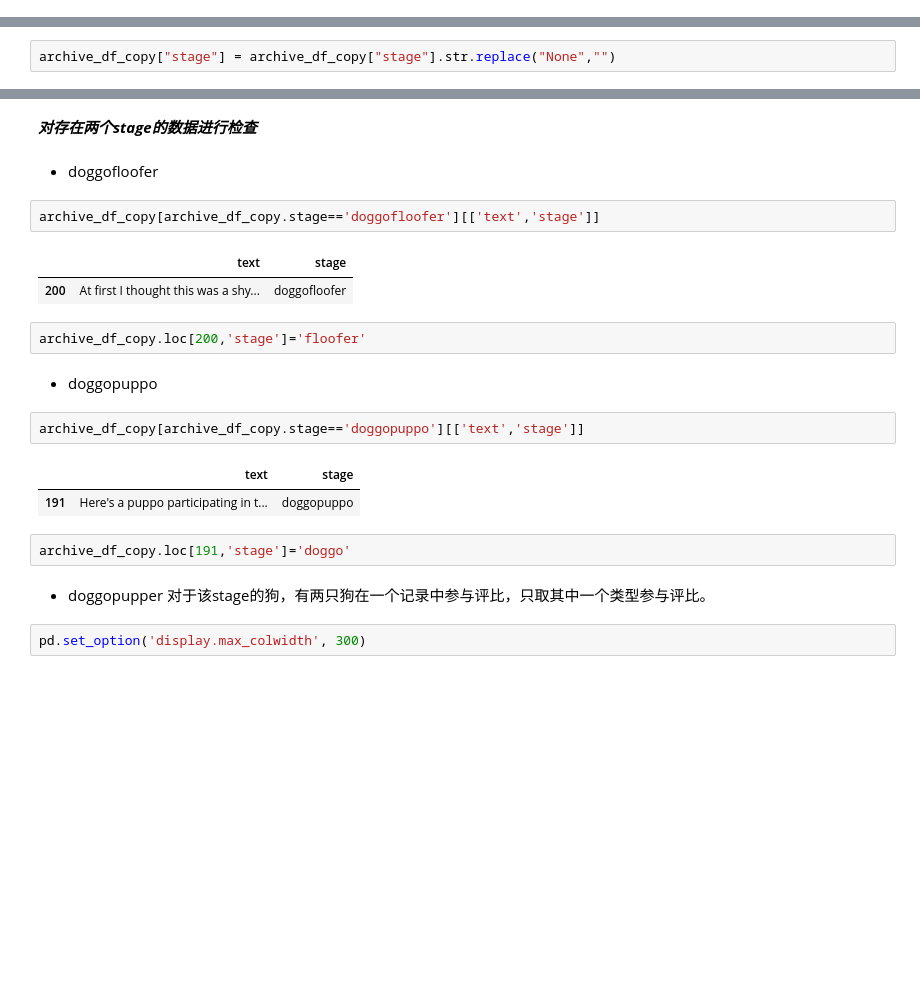
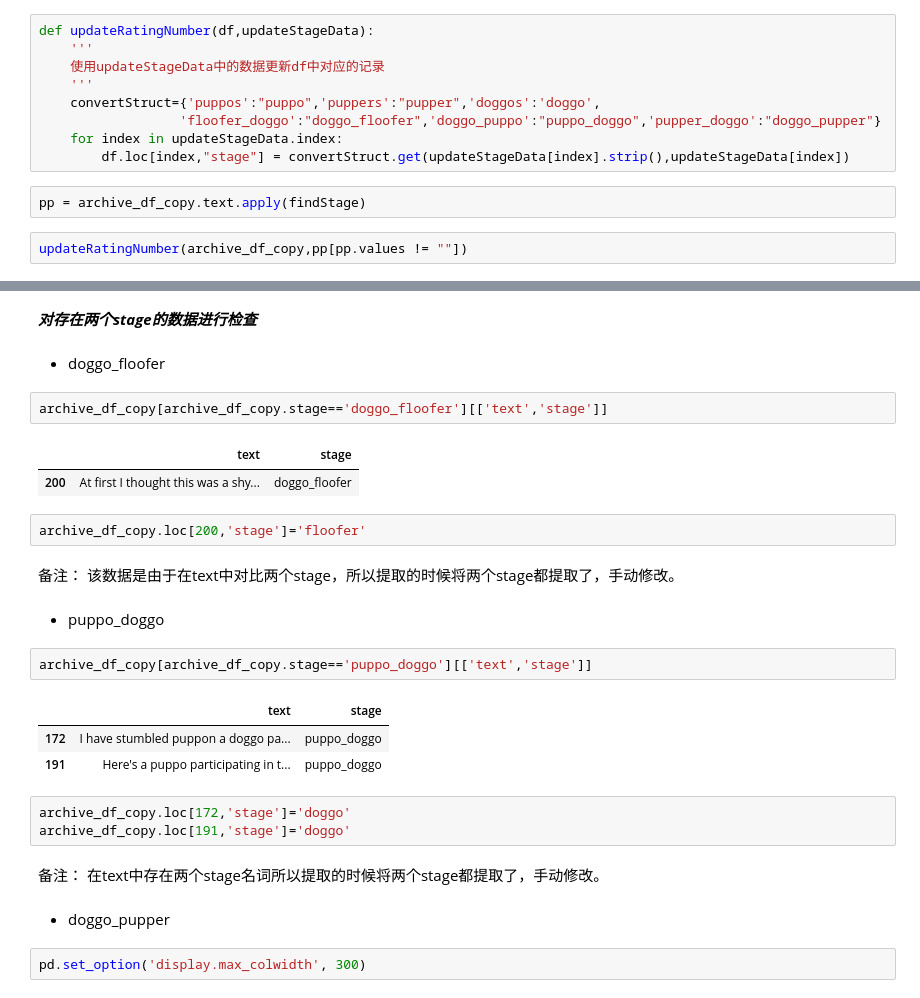
Before and after one commit to ZhuFengNian/WeRateDogs, a Jupyter notebook: wrangle_act.ipynb, the cells around one changed output, grey strips where cells are left out. Drawn from its saved outputs; the diff is of its cells as text; blank space fills up the shorter version.

```diff
--- a/wrangle_act.ipynb
+++ b/wrangle_act.ipynb
@@ -487 +558,14 @@ archive_df_copy["stage"]=archive_df_copy["doggo"]+archive_df_copy['floofer']+arc
+# %%
+def updateRatingNumber(df,updateStageData):
+    '''
+    使用updateStageData中的数据更新df中对应的记录
+    '''
+    convertStruct={'puppos':"puppo",'puppers':"pupper",'doggos':'doggo',
+                  'floofer_doggo':"doggo_floofer",'doggo_puppo':"puppo_doggo",'pupper_doggo':"doggo_pupper"}
+    for index in updateStageData.index:
+        df.loc[index,"stage"] = convertStruct.get(updateStageData[index].strip(),updateStageData[index])
+# %%
+pp = archive_df_copy.text.apply(findStage)
+# %%
+updateRatingNumber(archive_df_copy,pp[pp.values != ""])
 # %%
@@ -498,6 +582,4 @@ doggoflooferNoneNone       1
 Name: stage, dtype: int64
-# %%
-archive_df_copy["stage"] = archive_df_copy["stage"].str.replace("None","")
 # %%
 archive_df_copy["stage"].value_counts()
 # %% [output]
@@ -513,26 +595,33 @@ Name: stage, dtype: int64
 # %% [markdown]
 ***对存在两个stage的数据进行检查***
 # %% [markdown]
-- doggofloofer
+- doggo_floofer
 # %%
-archive_df_copy[archive_df_copy.stage=='doggofloofer'][['text','stage']]
+archive_df_copy[archive_df_copy.stage=='doggo_floofer'][['text','stage']]
 # %% [output]
 |  | text | stage |
-| 200 | At first I thought this was a shy... | doggofloofer |
+| 200 | At first I thought this was a shy... | doggo_floofer |
 # %%
 archive_df_copy.loc[200,'stage']='floofer'
+# %% [markdown]
+备注：
+   该数据是由于在text中对比两个stage，所以提取的时候将两个stage都提取了，手动修改。
 # %% [markdown]
-- doggopuppo
+- puppo_doggo
 # %%
-archive_df_copy[archive_df_copy.stage=='doggopuppo'][['text','stage']]
+archive_df_copy[archive_df_copy.stage=='puppo_doggo'][['text','stage']]
 # %% [output]
 |  | text | stage |
-| 191 | Here's a puppo participating in t... | doggopuppo |
+| 172 | I have stumbled puppon a doggo pa... | puppo_doggo |
+| 191 | Here's a puppo participating in t... | puppo_doggo |
 # %%
+archive_df_copy.loc[172,'stage']='doggo'
 archive_df_copy.loc[191,'stage']='doggo'
-# %% [markdown]
-- doggopupper
-对于该stage的狗，有两只狗在一个记录中参与评比，只取其中一个类型参与评比。
+# %% [markdown]
+备注：
+在text中存在两个stage名词所以提取的时候将两个stage都提取了，手动修改。
+# %% [markdown]
+- doggo_pupper
 # %%
 pd.set_option('display.max_colwidth', 300)
 # %%
```
Also changed, not shown: parts of 119 cells of this notebook.
